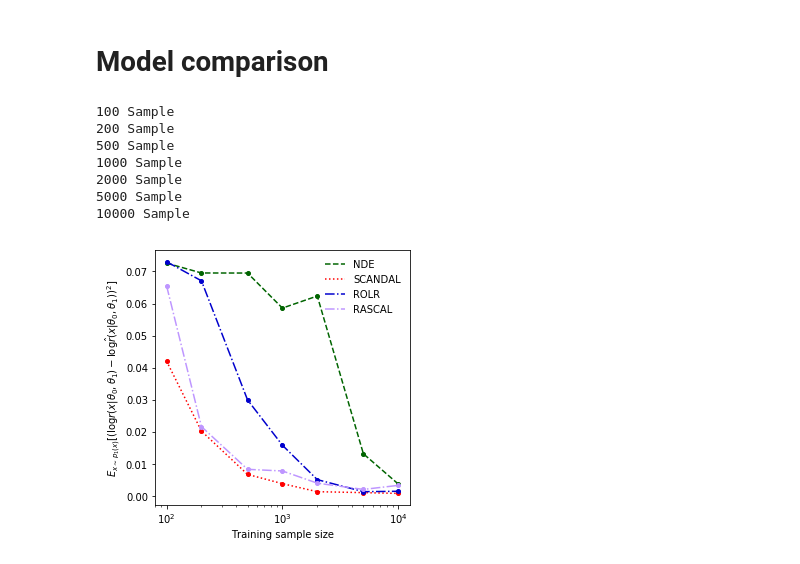
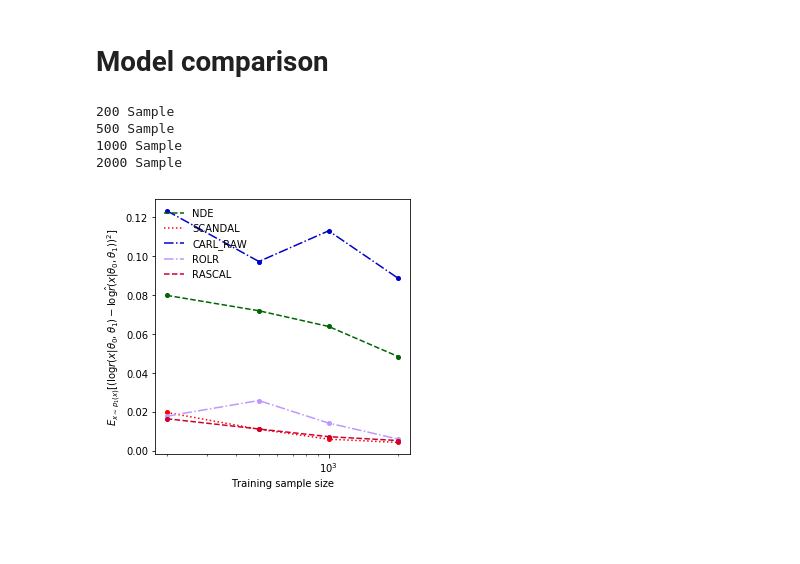
Before and after one commit to johannbrehmer/simulator-mining-example, a Jupyter notebook: Inference on Galton Board.ipynb, the cells around one changed output. Cells and saved outputs as stored; diff of their text form; code cells hidden in the pictures; blank space fills up the shorter version.

```diff
--- a/Inference on Galton Board.ipynb
+++ b/Inference on Galton Board.ipynb
@@ -286,6 +364,7 @@ x, thetas, log_r_xz, t_xz_0 = draw_ratio(10000, n_thetas=10)
 # %%
 from keras.losses import mean_squared_error
 from keras.layers import concatenate
+from keras import losses
 
 def make_rolr(lr=0.001):
     theta0 = Input(shape=(1,))
@@ -301,9 +380,16 @@ def make_rolr(lr=0.001):
 
     model = Model(inputs=[theta0, theta1, x], outputs=[rhat_x_thetas])
     opt = Adam(lr=lr)
-    model.compile(loss=["mse"], optimizer=opt)
+    model.compile(loss=[inv_mse], optimizer=opt)
 
     return model
+
+def inv_mse(y_true, y_pred):
+    inverse_r_loss = losses.mean_squared_error((1./ K.clip(y_true, -10., 10.)),
+                                               (1./ K.clip(y_pred, -10., 10.)))
+
+    return inverse_r_loss
+
 
 def make_rascal(lr=0.001):
     theta0 = Input(shape=(1,))
@@ -323,7 +409,7 @@ def make_rascal(lr=0.001):
 
     model = Model(inputs=[theta0, theta1, x], outputs=[rhat_x_thetas, t_x_0])
     opt = Adam(lr=lr)
-    model.compile(loss=["mse", "mse"], loss_weights=[1.0, 0.5], optimizer=opt)
+    model.compile(loss=[inv_mse, "mse"], loss_weights=[1.0, 0.5], optimizer=opt)
 
     return model
 # %%
@@ -423,10 +509,11 @@ def compute_mse_ratio(ratio, p_estimated, log=True):
 mses_nde = []
 mses_scandal = []
 mses_carl = []
+mses_carl_raw = []
 mses_rolr = []
 mses_rascal = []
 p_estimated = np.array([p_estimated_0, p_estimated_1])
-samples_size = [100,200,500,1000,2000,5000,10000]
+samples_size = [200,500,1000,2000]
 x_test = to_categorical(np.array(range(n_nails)), num_classes=n_nails)
 for n in samples_size:
     print('{0} Sample'.format(n))
@@ -441,10 +528,10 @@ for n in samples_size:
     mse_nde = compute_mse(nde_pred, p_estimated)
     mse_scandal = compute_mse(scandal_pred, p_estimated)
     # CARL
-    all_x, all_y = draw_parametrized(n)
+    all_x, all_y = draw_parametrized(n//2)
     x_test = to_categorical(np.array(range(n_nails)), num_classes=n_nails)
 
-    carl = KerasRegressor(make_carl, epochs=50, batch_size=32, verbose=0)
+    carl = KerasRegressor(make_carl, epochs=50, batch_size=256, verbose=0)
 
     carl.fit(all_x,all_y)
 
@@ -455,7 +542,11 @@ for n in samples_size:
     carl_pred = carl_calibrated.predict(np.hstack([x_test,
                                  theta_0 * np.ones((n_nails, 1)),
                                  theta_1 * np.ones((n_nails, 1))]))[0][5:-5]
+    carl_raw_pred = log_r_from_s(carl.predict(np.hstack([x_test,
+                                 theta_0 * np.ones((n_nails, 1)),
+                                 theta_1 * np.ones((n_nails, 1))]))[5:-5])
     mse_carl = compute_mse_ratio(carl_pred.flatten(), p_estimated[:,5:-5], log=True)
+    mse_carl_raw = compute_mse_ratio(carl_raw_pred.flatten(), p_estimated[:,5:-5], log=False)
     # ROLR - RASCAL
     x, thetas, log_r_xz, t_xz_0 = draw_ratio(n, n_thetas=10)
     rolr = make_rolr()
@@ -482,16 +573,14 @@ for n in samples_size:
     mses_nde.append(mse_nde)
     mses_rascal.append(mse_rascal)
     mses_carl.append(mse_carl)
+    mses_carl_raw.append(mse_carl_raw)
     mses_rolr.append(mse_rolr)
     mses_scandal.append(mse_scandal)
 # %% [output]
-100 Sample
 200 Sample
 500 Sample
 1000 Sample
 2000 Sample
-5000 Sample
-10000 Sample
 # %%
 from utils import calculate_height, adjust_margins
 # %%
@@ -505,13 +594,14 @@ mses_scandal = np.array(mses_scandal)
 mses_rolr = np.array(mses_rolr)
 mses_rascal = np.array(mses_rascal)
 mses_carl = np.array(mses_carl)
+mses_carl_raw = np.array(mses_carl_raw)
 # %%
 fig = plt.figure(figsize=(4.5,calculate_height(1,4.5,extra_top_space=False)))
 ax = plt.gca()
-samples_size = [100,200,500,1000,2000,5000,10000]
+samples_size = [200,500,1000,2000]
 
-mses = [mses_nde, mses_scandal, mses_rolr, mses_rascal]
-labels = ['NDE', 'SCANDAL', 'ROLR', 'RASCAL']
+mses = [mses_nde, mses_scandal, mses_carl_raw, mses_rolr, mses_rascal]
+labels = ['NDE', 'SCANDAL', 'CARL_RAW', 'ROLR', 'RASCAL']
 s = 1
 plt.plot(samples_size, mses[s-1],
          ms=4., marker=markers[s],
@@ -532,32 +622,43 @@ plt.plot([], [],
          lw=linewidths[s], ls=linestyles[s],
          label=labels[s-1])
 
 s = 3
 plt.plot(samples_size, mses[s-1],
          ms=4., marker=markers[s],
          color=colors[s],
          lw=linewidths[s], ls=linestyles[s])
 plt.plot([], [],
          color=colors[s],
          lw=linewidths[s], ls=linestyles[s],
          label=labels[s-1])
 
 s = 4
 plt.plot(samples_size, mses[s-1],
          ms=4., marker=markers[s],
          color=colors[s],
          lw=linewidths[s], ls=linestyles[s])
 plt.plot([], [],
          color=colors[s],
          lw=linewidths[s], ls=linestyles[s],
          label=labels[s-1])
 
+s = 5
+plt.plot(samples_size, mses[s-1],
+         ms=4., marker=markers[s],
+         color=colors[s],
+         lw=linewidths[s], ls=linestyles[s])
+plt.plot([], [],
+         color=colors[s],
+         lw=linewidths[s], ls=linestyles[s],
+         label=labels[s-1])
+
+
 ax.set_xscale("log", nonposx='clip')
 plt.xlabel(r"Training sample size")
 plt.ylabel(r'$E_{x\sim p_1(x)} [(\log r(x|\theta_0, \theta_1) - \log \hat{r}(x|\theta_0, \theta_1))^2]$')
 plt.legend(frameon=False)
 
 adjust_margins(1,4.5,extra_top_space=False)
-plt.savefig('plinko_models_comparison.pdf')
+plt.savefig('plinko_models_comparison_rascal_not1.pdf')
 # %% [output]
-[figure, old version]
+[figure, new version]
```
Also changed, not shown: parts of 17 cells of this notebook.
